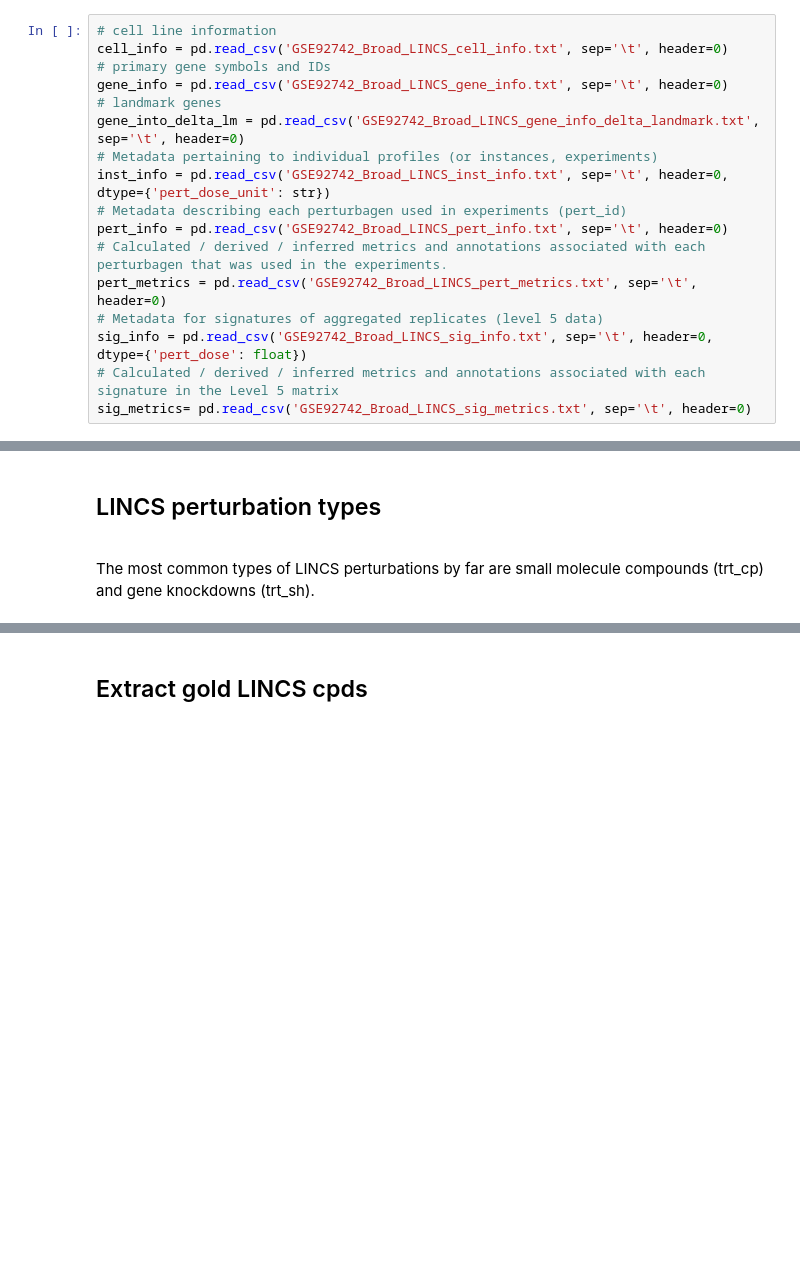
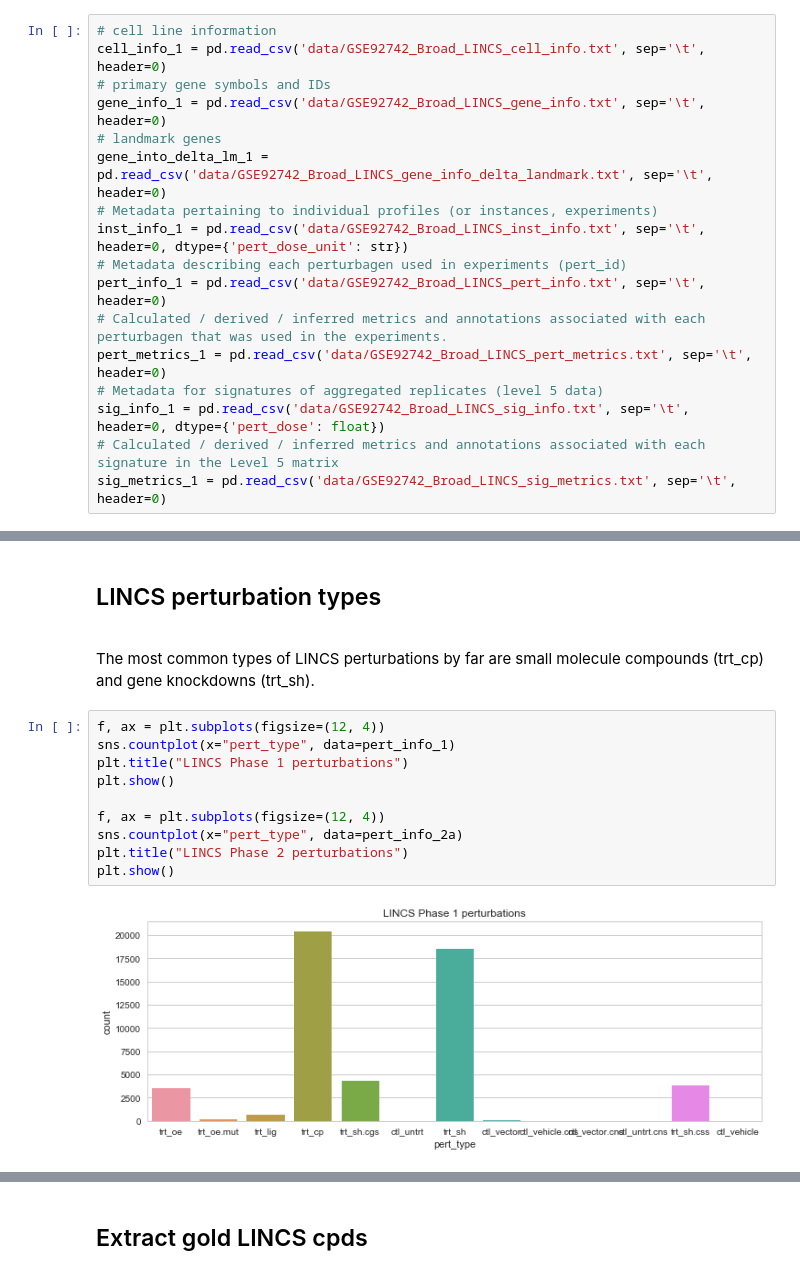
Before and after one commit to npabon/LINCS_target_prediction, a Jupyter notebook: LINCS_DB_analysis.ipynb, the cells around one changed output, grey strips where cells are left out. Saved outputs shown, nothing was run; the diff lists cells and outputs as text; blank space fills up the shorter version.

```diff
--- a/LINCS_DB_analysis.ipynb
+++ b/LINCS_DB_analysis.ipynb
@@ -151,18 +33,18 @@ ___
 ## Import LINCS Phase 1 MetaData
 # %%
 # cell line information
-cell_info = pd.read_csv('GSE92742_Broad_LINCS_cell_info.txt', sep='\t', header=0)
+cell_info_1 = pd.read_csv('data/GSE92742_Broad_LINCS_cell_info.txt', sep='\t', header=0)
 # primary gene symbols and IDs
-gene_info = pd.read_csv('GSE92742_Broad_LINCS_gene_info.txt', sep='\t', header=0)
+gene_info_1 = pd.read_csv('data/GSE92742_Broad_LINCS_gene_info.txt', sep='\t', header=0)
 # landmark genes
-gene_into_delta_lm = pd.read_csv('GSE92742_Broad_LINCS_gene_info_delta_landmark.txt', sep='\t', header=0)
+gene_into_delta_lm_1 = pd.read_csv('data/GSE92742_Broad_LINCS_gene_info_delta_landmark.txt', sep='\t', header=0)
 # Metadata pertaining to individual profiles (or instances, experiments)
-inst_info = pd.read_csv('GSE92742_Broad_LINCS_inst_info.txt', sep='\t', header=0, dtype={'pert_dose_unit': str})
+inst_info_1 = pd.read_csv('data/GSE92742_Broad_LINCS_inst_info.txt', sep='\t', header=0, dtype={'pert_dose_unit': str})
 # Metadata describing each perturbagen used in experiments (pert_id)
-pert_info = pd.read_csv('GSE92742_Broad_LINCS_pert_info.txt', sep='\t', header=0)
+pert_info_1 = pd.read_csv('data/GSE92742_Broad_LINCS_pert_info.txt', sep='\t', header=0)
 # Calculated / derived / inferred metrics and annotations associated with each perturbagen that was used in the experiments.
-pert_metrics = pd.read_csv('GSE92742_Broad_LINCS_pert_metrics.txt', sep='\t', header=0)
+pert_metrics_1 = pd.read_csv('data/GSE92742_Broad_LINCS_pert_metrics.txt', sep='\t', header=0)
 # Metadata for signatures of aggregated replicates (level 5 data)
-sig_info = pd.read_csv('GSE92742_Broad_LINCS_sig_info.txt', sep='\t', header=0, dtype={'pert_dose': float})
+sig_info_1 = pd.read_csv('data/GSE92742_Broad_LINCS_sig_info.txt', sep='\t', header=0, dtype={'pert_dose': float})
 # Calculated / derived / inferred metrics and annotations associated with each signature in the Level 5 matrix
-sig_metrics= pd.read_csv('GSE92742_Broad_LINCS_sig_metrics.txt', sep='\t', header=0)
+sig_metrics_1 = pd.read_csv('data/GSE92742_Broad_LINCS_sig_metrics.txt', sep='\t', header=0)
@@ -170,3 +75,15 @@ sig_metrics= pd.read_csv('GSE92742_Broad_LINCS_sig_metrics.txt', sep='\t', heade
 ## LINCS perturbation types
 
 <br>The most common types of LINCS perturbations by far are small molecule compounds (trt_cp) and gene knockdowns (trt_sh).
+# %%
+f, ax = plt.subplots(figsize=(12, 4))
+sns.countplot(x="pert_type", data=pert_info_1)
+plt.title("LINCS Phase 1 perturbations")
+plt.show()
+
+f, ax = plt.subplots(figsize=(12, 4))
+sns.countplot(x="pert_type", data=pert_info_2a)
+plt.title("LINCS Phase 2 perturbations")
+plt.show()
+# %% [output]
+[figure, added]
```
Also changed, not shown: parts of 78 cells of this notebook, 1 other file.
